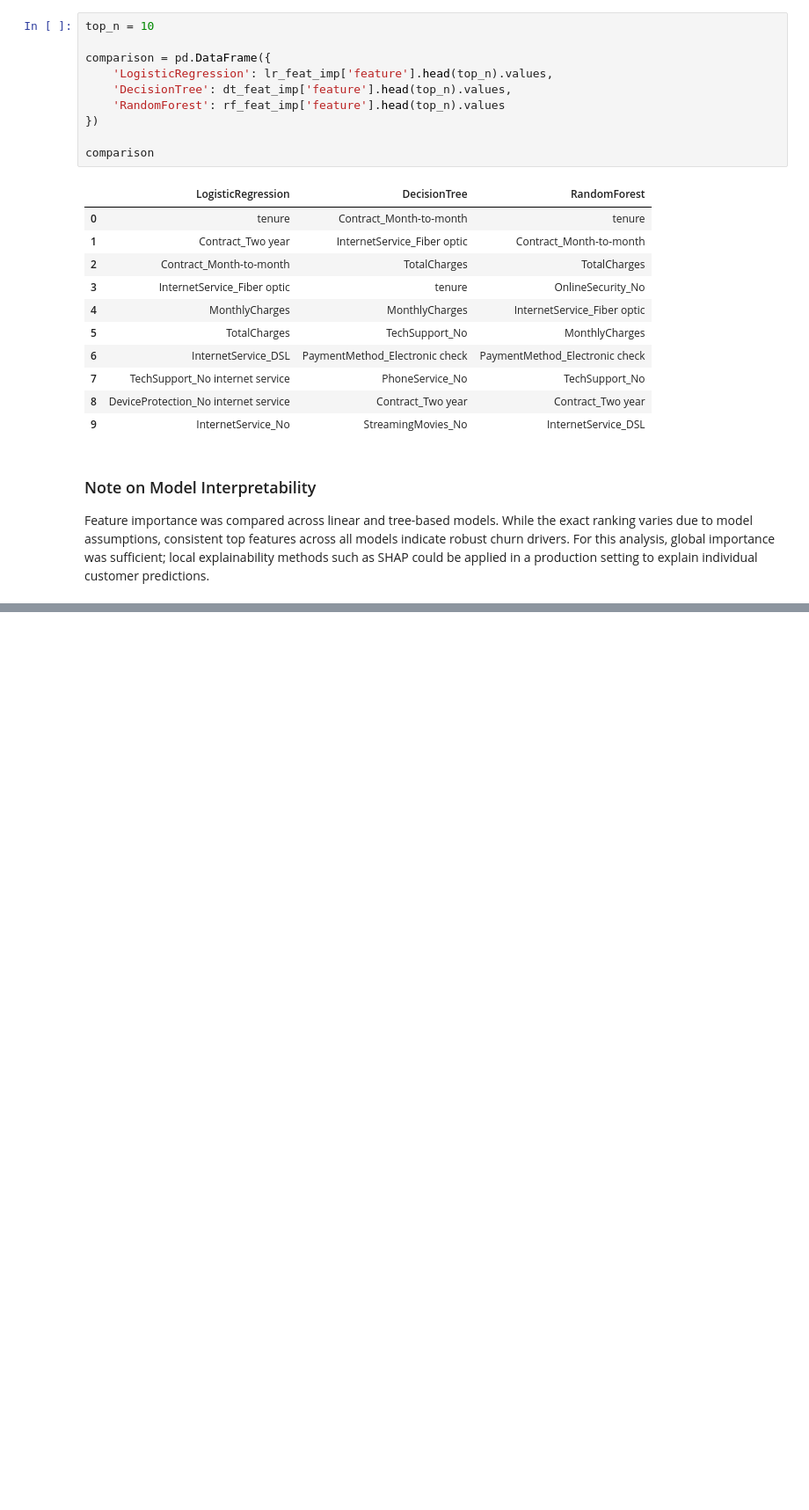
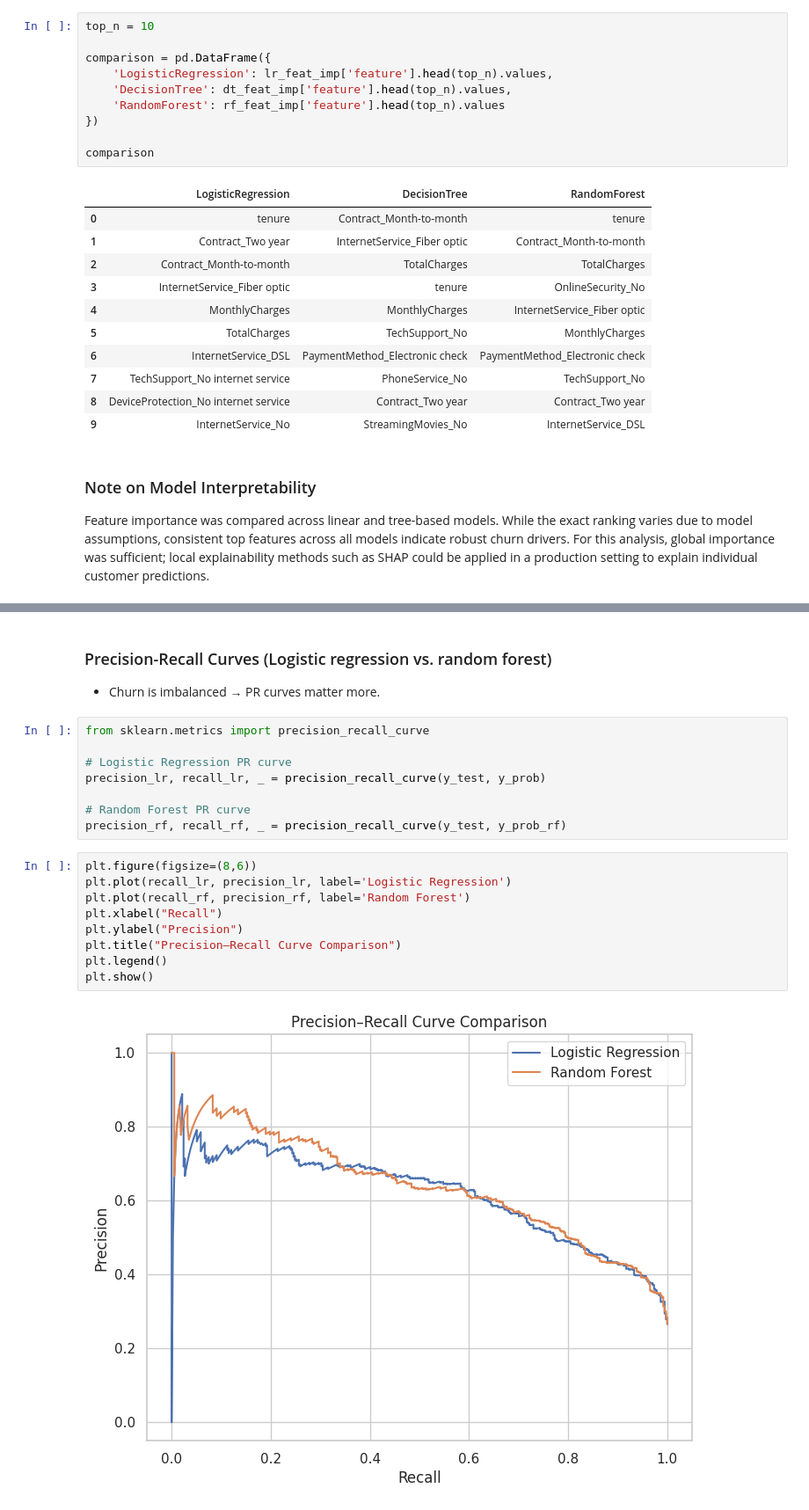
Before and after one commit to nilot-pal/churn-prediction, a Jupyter notebook: notebooks/01_eda.ipynb, the cells around one changed output, grey strips where cells are left out. Shown at 88% size. Drawn from its saved outputs; the diff is of its cells as text; blank space fills up the shorter version.

```diff
--- a/notebooks/01_eda.ipynb
+++ b/notebooks/01_eda.ipynb
@@ -1146,0 +1180,22 @@ Feature importance was compared across linear and tree-based models. While the e
+# %% [markdown]
+### Precision-Recall Curves (Logistic regression vs. random forest)
+- Churn is imbalanced → PR curves matter more.
+# %%
+from sklearn.metrics import precision_recall_curve
+
+# Logistic Regression PR curve
+precision_lr, recall_lr, _ = precision_recall_curve(y_test, y_prob)
+
+# Random Forest PR curve
+precision_rf, recall_rf, _ = precision_recall_curve(y_test, y_prob_rf)
+# %%
+plt.figure(figsize=(8,6))
+plt.plot(recall_lr, precision_lr, label='Logistic Regression')
+plt.plot(recall_rf, precision_rf, label='Random Forest')
+plt.xlabel("Recall")
+plt.ylabel("Precision")
+plt.title("Precision–Recall Curve Comparison")
+plt.legend()
+plt.show()
+# %% [output]
+[figure, added]
```
Also changed, not shown: parts of 22 cells of this notebook.
